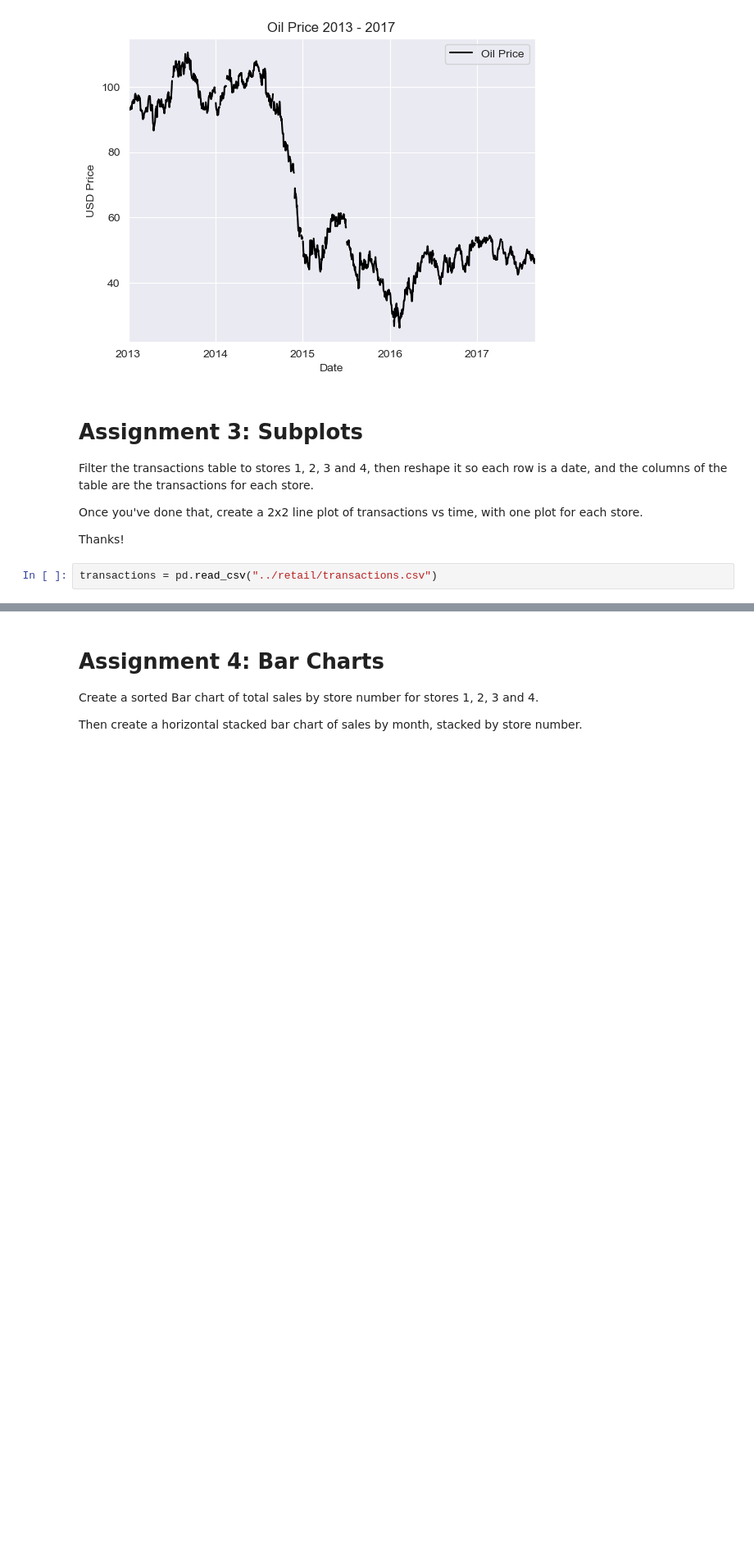
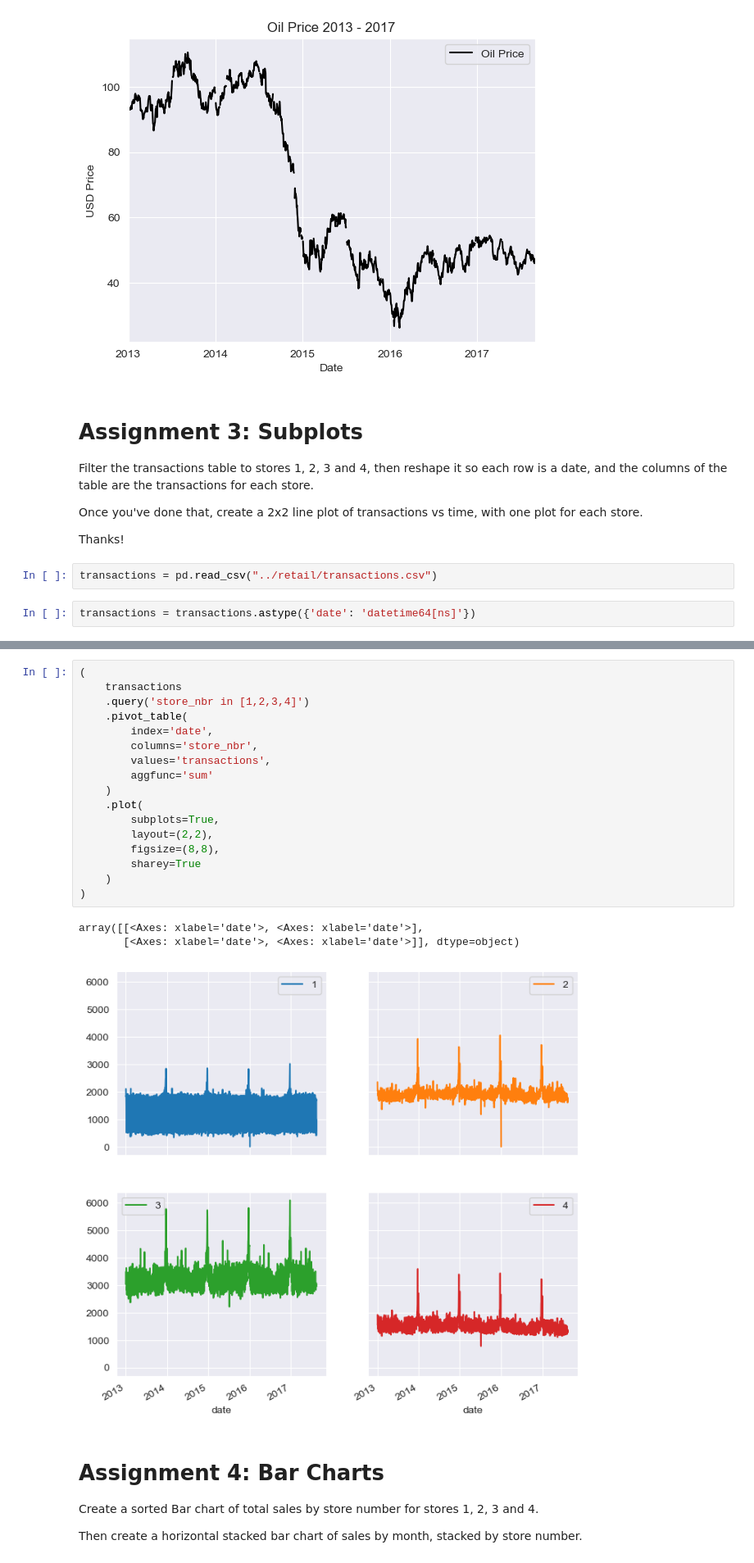
Before and after one commit to maciejsss/data-analysis-pandas, a Jupyter notebook: Course Assignment Notebooks/section05_data_viz.ipynb, the cells around one changed output, grey strips where cells are left out. Shown at 82% size. Drawn from its saved outputs; the diff is of its cells as text; blank space fills up the shorter version.

```diff
--- a/Course Assignment Notebooks/section05_data_viz.ipynb
+++ b/Course Assignment Notebooks/section05_data_viz.ipynb
@@ -76,3 +92,5 @@ Once you've done that, create a 2x2 line plot of transactions vs time, with one
 Thanks!
 # %%
 transactions = pd.read_csv("../retail/transactions.csv")
+# %%
+transactions = transactions.astype({'date': 'datetime64[ns]'})
@@ -79,3 +108,24 @@ transactions = pd.read_csv("../retail/transactions.csv")
+# %%
+(
+    transactions
+    .query('store_nbr in [1,2,3,4]')
+    .pivot_table(
+        index='date',
+        columns='store_nbr',
+        values='transactions',
+        aggfunc='sum'
+    )
+    .plot(
+        subplots=True,
+        layout=(2,2),
+        figsize=(8,8),
+        sharey=True
+    )
+)
+# %% [output]
+array([[<Axes: xlabel='date'>, <Axes: xlabel='date'>],
+       [<Axes: xlabel='date'>, <Axes: xlabel='date'>]], dtype=object)
+[figure, added]
 # %% [markdown]
 # Assignment 4: Bar Charts
 
```
Also changed, not shown: parts of 10 cells of this notebook, 1 other file.
